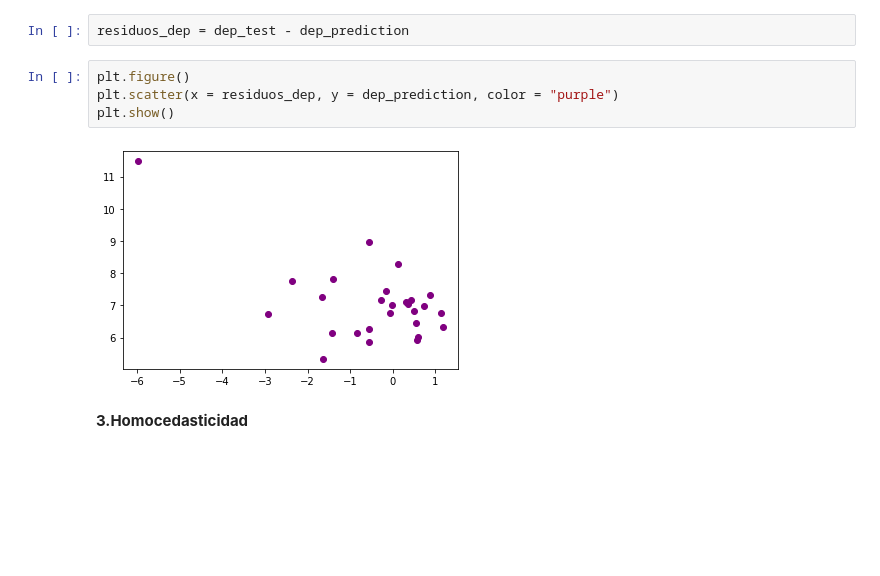
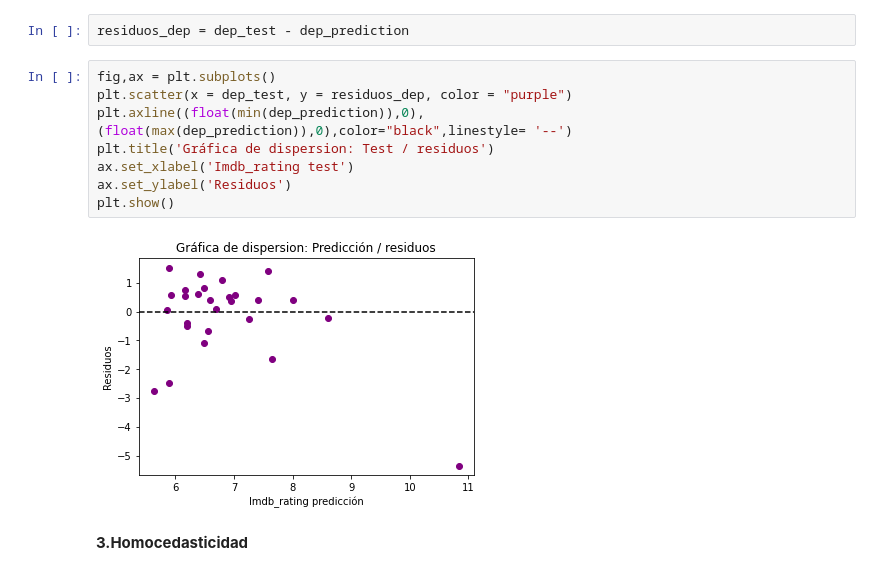
Before and after one commit to Adalab/DA-promo-a-modulo-3-pair-1-Almudena-Lara, a Jupyter notebook: REGRESIÓN/2.RE/2_Regresión.ipynb, the cells around one changed output. Drawn from its saved outputs; the diff is of its cells as text; blank space fills up the shorter version.

```diff
--- a/REGRESIÓN/2.RE/2_Regresión.ipynb
+++ b/REGRESIÓN/2.RE/2_Regresión.ipynb
@@ -59,12 +59,16 @@ df[["imdb_rating", "runtime"]].corr()
 **2.Independencia**
 # %%
 residuos_dep = dep_test - dep_prediction
-# %%
-plt.figure()
-plt.scatter(x = residuos_dep, y = dep_prediction, color = "purple")
-plt.show()
-# %% [output]
-[figure, removed]
+# %%
+fig,ax = plt.subplots()
+plt.scatter(x = dep_test, y = residuos_dep, color = "purple")
+plt.axline((float(min(dep_prediction)),0),(float(max(dep_prediction)),0),color="black",linestyle= '--')
+plt.title('Gráfica de dispersion: Test / residuos')
+ax.set_xlabel('Imdb_rating test')
+ax.set_ylabel('Residuos')
+plt.show()
+# %% [output]
+[figure, added]
 # %% [markdown]
 **3.Homocedasticidad**
 # %%
```
Also changed, not shown: parts of 4 cells of this notebook, 1 other file.
